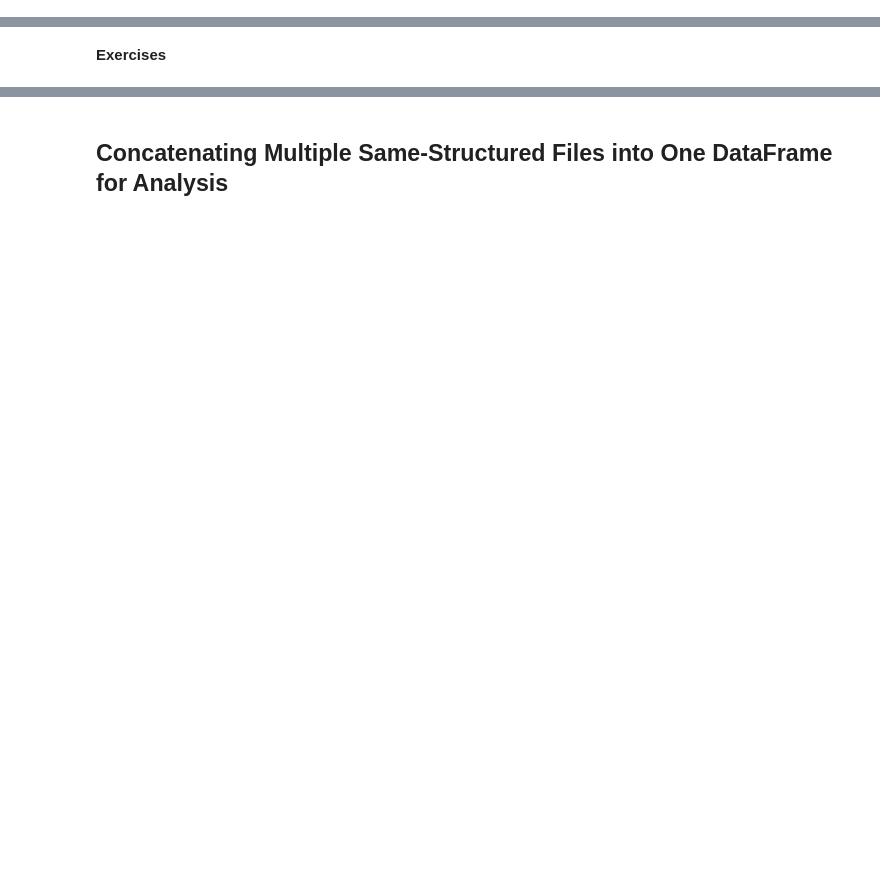
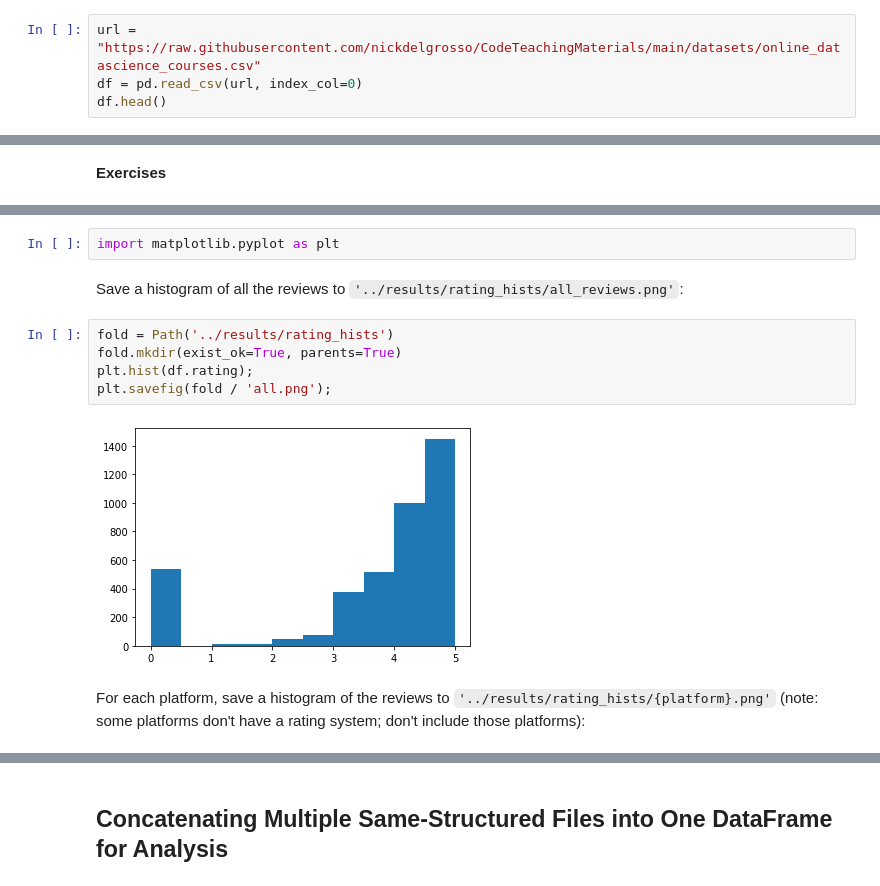
Before and after one commit to nickdelgrosso/CodeTeachingMaterials, a Jupyter notebook: notebooks/DS Pandas Concatenate.ipynb, the cells around one changed output, grey strips where cells are left out. Drawn from its saved outputs; the diff is of its cells as text; blank space fills up the shorter version.

```diff
--- a/notebooks/DS Pandas Concatenate.ipynb
+++ b/notebooks/DS Pandas Concatenate.ipynb
@@ -26,0 +20,4 @@ df =
+# %%
+url = "https://raw.githubusercontent.com/nickdelgrosso/CodeTeachingMaterials/main/datasets/online_datascience_courses.csv"
+df = pd.read_csv(url, index_col=0)
+df.head()
@@ -28,0 +93,13 @@ df =
+# %%
+import matplotlib.pyplot as plt
+# %% [markdown]
+Save a histogram of all the reviews to `'../results/rating_hists/all_reviews.png'`:
+# %%
+fold = Path('../results/rating_hists')
+fold.mkdir(exist_ok=True, parents=True)
+plt.hist(df.rating);
+plt.savefig(fold / 'all.png');
+# %% [output]
+[figure, added]
+# %% [markdown]
+For each platform, save  a histogram of the reviews to `'../results/rating_hists/{platform}.png'` (note: some platforms don't have a rating system; don't include those platforms):
```
Also changed, not shown: parts of 65 cells of this notebook, 7 other files.
